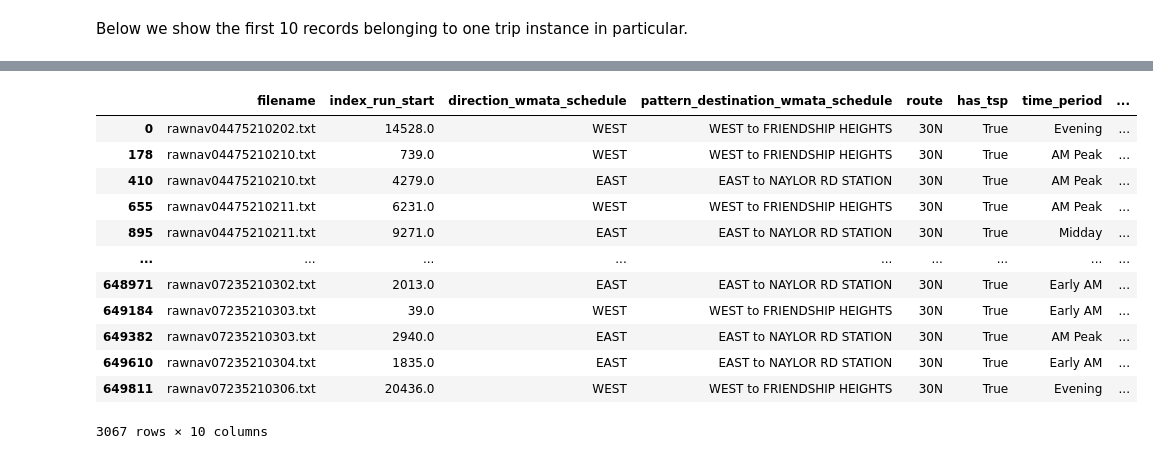
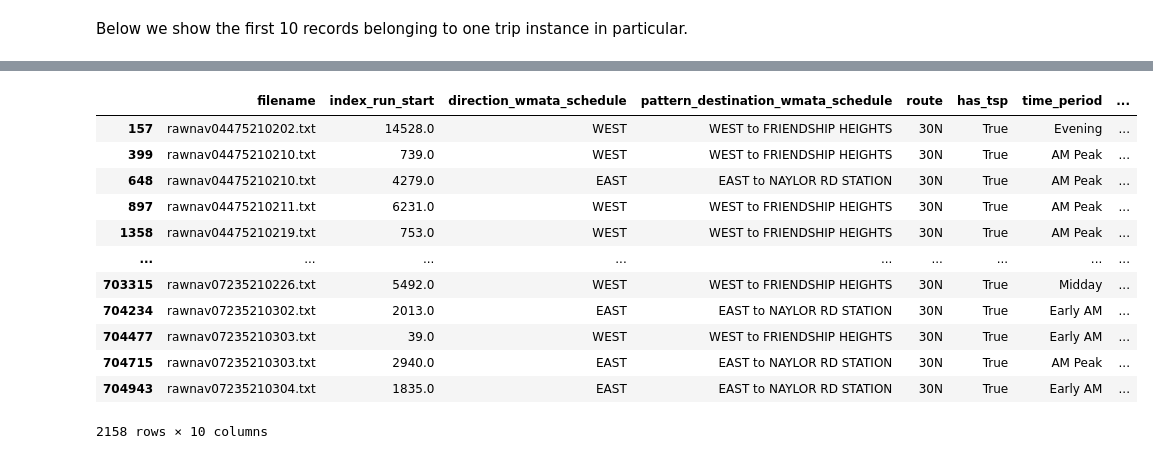
Before and after one commit to stevenschrayer/WMATA_AVL, a Jupyter notebook: analysis/exploratory/decomposition/02-decomposition-mt-wisconsin.ipynb, the cells around one changed output, grey strips where cells are left out. Drawn from its saved outputs; the diff is of its cells as text; code cells hidden in the pictures.

```diff
--- a/analysis/exploratory/decomposition/02-decomposition-mt-wisconsin.ipynb
+++ b/analysis/exploratory/decomposition/02-decomposition-mt-wisconsin.ipynb
@@ -192,39 +286,39 @@ rawnav_run_decomp_trip
 # %%
-
+# We'll aggregate trip details separately and rejoin
 trip_details = (
-    rawnav_run_decomp_2
+    rawnav_run_decomp_2_fil
     .filter(
         [
             'filename','index_run_start',
             'direction_wmata_schedule',
             'pattern_destination_wmata_schedule',
             'route',
             'has_tsp',
             'time_period',
             'service_day',
             'tsp_period',
             'tsp_dir_time'
         ],
         axis =  "columns"
     )
     .drop_duplicates()
 )
+
+trip_details
+# %% [output]
+|  | filename | index_run_start | direction_wmata_schedule | pattern_destination_wmata_schedule | route | has_tsp | time_period | ... |
+| 157 | rawnav04475210202.txt | 14528.0 | WEST | WEST to FRIENDSHIP HEIGHTS | 30N | True | Evening | ... |
+| 399 | rawnav04475210210.txt | 739.0 | WEST | WEST to FRIENDSHIP HEIGHTS | 30N | True | AM Peak | ... |
+| 648 | rawnav04475210210.txt | 4279.0 | EAST | EAST to NAYLOR RD STATION | 30N | True | AM Peak | ... |
+| 897 | rawnav04475210211.txt | 6231.0 | WEST | WEST to FRIENDSHIP HEIGHTS | 30N | True | AM Peak | ... |
+| 1358 | rawnav04475210219.txt | 753.0 | WEST | WEST to FRIENDSHIP HEIGHTS | 30N | True | AM Peak | ... |
+| ... | ... | ... | ... | ... | ... | ... | ... | ... |
+| 703315 | rawnav07235210226.txt | 5492.0 | WEST | WEST to FRIENDSHIP HEIGHTS | 30N | True | Midday | ... |
+| 704234 | rawnav07235210302.txt | 2013.0 | EAST | EAST to NAYLOR RD STATION | 30N | True | Early AM | ... |
+| 704477 | rawnav07235210303.txt | 39.0 | WEST | WEST to FRIENDSHIP HEIGHTS | 30N | True | Early AM | ... |
+| 704715 | rawnav07235210303.txt | 2940.0 | EAST | EAST to NAYLOR RD STATION | 30N | True | AM Peak | ... |
+| 704943 | rawnav07235210304.txt | 1835.0 | EAST | EAST to NAYLOR RD STATION | 30N | True | Early AM | ... |
+2158 rows × 10 columns
-# %%
-trip_details
-# %% [output]
-|  | filename | index_run_start | direction_wmata_schedule | pattern_destination_wmata_schedule | route | has_tsp | time_period | ... |
-| 0 | rawnav04475210202.txt | 14528.0 | WEST | WEST to FRIENDSHIP HEIGHTS | 30N | True | Evening | ... |
-| 178 | rawnav04475210210.txt | 739.0 | WEST | WEST to FRIENDSHIP HEIGHTS | 30N | True | AM Peak | ... |
-| 410 | rawnav04475210210.txt | 4279.0 | EAST | EAST to NAYLOR RD STATION | 30N | True | AM Peak | ... |
-| 655 | rawnav04475210211.txt | 6231.0 | WEST | WEST to FRIENDSHIP HEIGHTS | 30N | True | AM Peak | ... |
-| 895 | rawnav04475210211.txt | 9271.0 | EAST | EAST to NAYLOR RD STATION | 30N | True | Midday | ... |
-| ... | ... | ... | ... | ... | ... | ... | ... | ... |
-| 648971 | rawnav07235210302.txt | 2013.0 | EAST | EAST to NAYLOR RD STATION | 30N | True | Early AM | ... |
-| 649184 | rawnav07235210303.txt | 39.0 | WEST | WEST to FRIENDSHIP HEIGHTS | 30N | True | Early AM | ... |
-| 649382 | rawnav07235210303.txt | 2940.0 | EAST | EAST to NAYLOR RD STATION | 30N | True | AM Peak | ... |
-| 649610 | rawnav07235210304.txt | 1835.0 | EAST | EAST to NAYLOR RD STATION | 30N | True | Early AM | ... |
-| 649811 | rawnav07235210306.txt | 20436.0 | WEST | WEST to FRIENDSHIP HEIGHTS | 30N | True | Evening | ... |
-3067 rows × 10 columns
 # %%
 rawnav_run_decomp_trip_2 = (
     rawnav_run_decomp_trip
```
Also changed, not shown: parts of 31 cells of this notebook.
